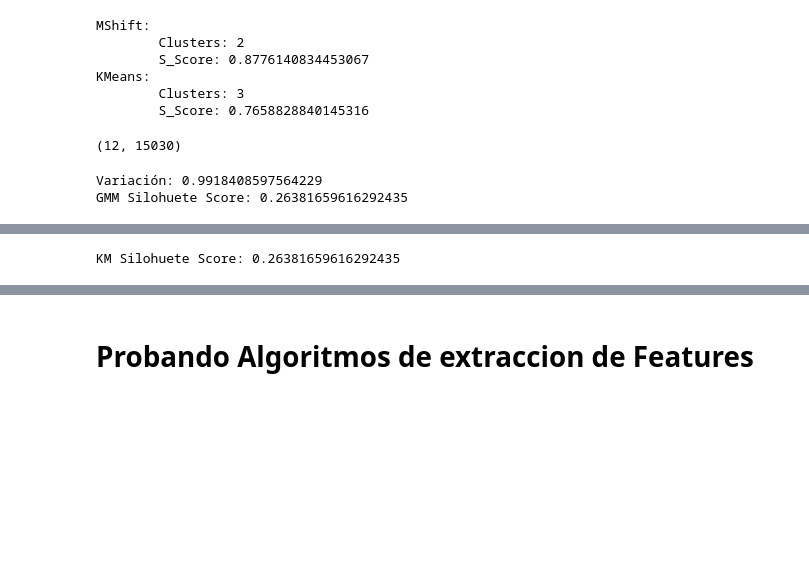
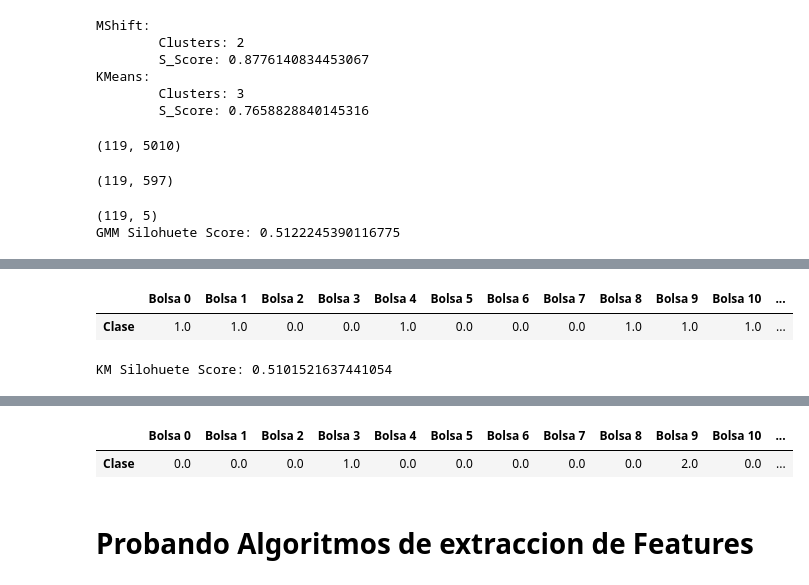
Before and after one commit to samuel1a0/prb_clustering, a Jupyter notebook: New Clusters.ipynb, the cells around one changed output, grey strips where cells are left out. Drawn from its saved outputs; the diff is of its cells as text; code cells hidden in the pictures; blank space fills up the shorter version.

```diff
--- a/New Clusters.ipynb
+++ b/New Clusters.ipynb
@@ -151,50 +155,82 @@ for i in range(15):
         if n_file not in files:
             continue
         df = pd.read_csv("SojaData/{0}".format(n_file), header=2, index_col=0, skip_blank_lines=True, dtype=np.float64)
-        pca_file = PCA(n_components=3).fit_transform(df)
+#         pca = MDS(n_components=1, n_jobs=4, random_state=1, eps=1e-8)
+#         pca = RandomizedPCA(n_components=1, random_state=20)
+#         pca = KernelPCA(n_components=1, kernel="linear")
+        pca = IncrementalPCA(n_components=1, batch_size=3)
+#         pca = SparsePCA(n_components=1, random_state=10)
+#         pca = FactorAnalysis(n_components=1, random_state=10)
+#         pca = PCA(n_components=1)                                                #Best for now
+        pca_file = pca.fit_transform(df)
         pca_file = np.array(pca_file)
+#         pca_file = np.array(df)
 
-        n_cols = pca_file.shape[0] * pca_file.shape[1]
-        pca_file = pca_file.reshape(1, n_cols)
+        pca_file = pca_file.reshape(1, -1)
         pca_temp = np.append(pca_temp, pca_file)
-        pca_bolsas = np.append(pca_bolsas,pca_file)
-    pca_bolsas_unidas = pca_bolsas_unidas.append(pd.DataFrame(pca_temp).T, ignore_index=True)
+        pca_bolsas = np.append(pca_bolsas, pca_file)
+        pca_bolsas_unidas = pca_bolsas_unidas.append(pd.DataFrame(pca_temp).T, ignore_index=True)
 
 pca_bolsas_unidas.dropna(axis=0, how="all", inplace=True)
 pca_bolsas_unidas.fillna(value=0,axis=0, inplace=True)
 pca_bolsas_unidas.shape
 # %% [output]
-(12, 15030)
+(119, 5010)
+# %%
+va_tr = VarianceThreshold( .8*(1-.8) )
+pca_bu_2 = va_tr.fit_transform(pca_bolsas_unidas)
+pca_bu_2.shape
+# %% [output]
+(119, 597)
 # %%
-pca_gen = PCA(n_components=9)
-datos_bolsas = pca_gen.fit_transform(pca_bolsas_unidas)
-print("Variación: {}".format(np.sum(pca_gen.explained_variance_ratio_)))
+# tr_var = VarianceThreshold(.8 * (1 - .8))
+# pca_gen = MDS(n_components=3, n_jobs=4, random_state=1, eps=1e-8)
+# pca_gen = RandomizedPCA(n_components=8, random_state=10)
+# pca_gen = KernelPCA(n_components=10, kernel="cosine")
+# pca_gen = SparsePCA(n_components=5, random_state=10)
+# pca_gen = IncrementalPCA(n_components=3, batch_size=3, whiten=True)        # Second Best
+pca_gen = PCA(n_components=5)                                                # Best for now
+# pca_gen = FactorAnalysis(n_components=5, random_state=1)
+
+
+datos_bolsas = pca_gen.fit_transform(pca_bu_2)
+# datos_bolsas = pca_gen.fit_transform(pca_bolsas_unidas)
+print(datos_bolsas.shape)
+# print("Variación: {}".format(np.sum(pca_gen.explained_variance_ratio_)))
 d_plot_bolsas = pd.DataFrame(datos_bolsas)
+
 
 gmm_ = mixture.GMM(n_components=3, covariance_type='tied')
 gmm_cls = gmm_.fit_predict(datos_bolsas)
 
 gmm_sa = silhouette_score(d_plot_bolsas, gmm_cls)
 gmm_ssv = silhouette_samples(d_plot_bolsas, gmm_cls, "sqeuclidean")
 print("GMM Silohuete Score: {}".format(gmm_sa))
 d_plot_bolsas["clase"] = gmm_cls
-plot_cls("GMM", d_plot_bolsas, gmm_cls)
+plot_cls("GMM", d_plot_bolsas, gmm_cls, alpha=1)
+clases_bolsa(d_plot_bolsas)
 
 kmb_ = KMeans(n_clusters=3, random_state=10)
 kmb_.fit(datos_bolsas)
 kmb_cls = kmb_.predict(datos_bolsas)
 kmb_score = silhouette_score(datos_bolsas, kmb_cls)
 print("KM Silohuete Score: {}".format(kmb_score))
 d_plot_bolsas["clase"] = kmb_cls
 plot_cls("KMeans 1", d_plot_bolsas, kmb_cls, alpha=1, centers=kmb_.cluster_centers_)
+
+clases_bolsa(d_plot_bolsas)
 # %% [output]
-Variación: 0.9918408597564229
-GMM Silohuete Score: 0.26381659616292435
+(119, 5)
+GMM Silohuete Score: 0.5122245390116775
 [interactive output not drawn]
 [interactive output not drawn]
+|  | Bolsa 0 | Bolsa 1 | Bolsa 2 | Bolsa 3 | Bolsa 4 | Bolsa 5 | Bolsa 6 | Bolsa 7 | Bolsa 8 | Bolsa 9 | Bolsa 10 | ... |
+| Clase | 1.0 | 1.0 | 0.0 | 0.0 | 1.0 | 0.0 | 0.0 | 0.0 | 1.0 | 1.0 | 1.0 | ... |
-KM Silohuete Score: 0.26381659616292435
+KM Silohuete Score: 0.5101521637441054
 [interactive output not drawn]
 [interactive output not drawn]
+|  | Bolsa 0 | Bolsa 1 | Bolsa 2 | Bolsa 3 | Bolsa 4 | Bolsa 5 | Bolsa 6 | Bolsa 7 | Bolsa 8 | Bolsa 9 | Bolsa 10 | ... |
+| Clase | 0.0 | 0.0 | 0.0 | 1.0 | 0.0 | 0.0 | 0.0 | 0.0 | 0.0 | 2.0 | 0.0 | ... |
 # %% [markdown]
 # Probando Algoritmos de extraccion de Features
 # %%
```
Also changed, not shown: parts of 8 cells of this notebook.
